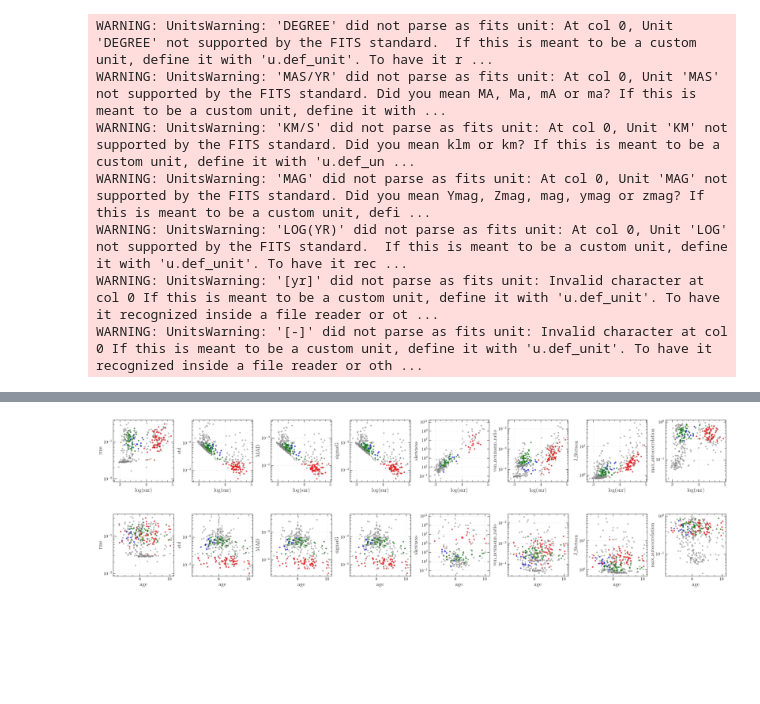
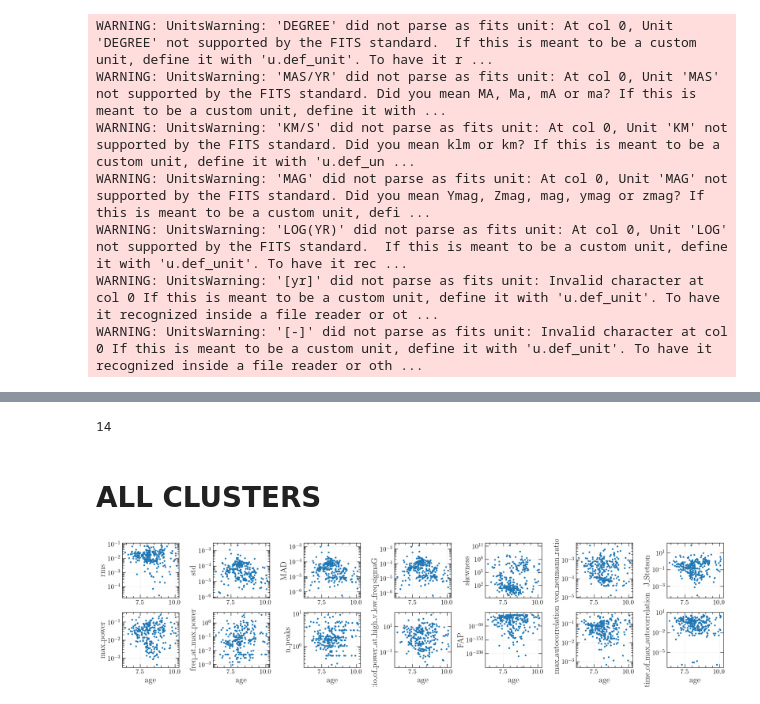
Before and after one commit to tobin-wainer/TESS_Cluster_Age_ML, a Jupyter notebook: make_gold_sample.ipynb, the cells around one changed output, grey strips where cells are left out. Saved outputs shown, nothing was run; the diff lists cells and outputs as text; code cells hidden in the pictures; blank space fills up the shorter version.

```diff
--- a/make_gold_sample.ipynb
+++ b/make_gold_sample.ipynb
@@ -202,33 +82,27 @@ plt.legend()
-# %%
-stats = ['rms','std','MAD','sigmaG','skewness','von_neumann_ratio','J_Stetson','max_autocorrelation']
-
-#snr
-col = 0
-fig,ax = plt.subplots(1,8,figsize=(32,4))
-for i in stats:
-    ax[col].scatter(cluster_summary_stats['snr_50'],cluster_summary_stats['{}_50'.format(i)],s=20,c='grey',alpha=0.5)
-    ax[col].scatter(mw_gold['snr_50'],mw_gold['{}_50'.format(i)],s=20,c='red',alpha=0.5,label='MW')
-    ax[col].scatter(lmc_gold['snr_50'],lmc_gold['{}_50'.format(i)],s=20,c='blue',alpha=0.5,label='SMC')
-    ax[col].scatter(smc_gold['snr_50'],smc_gold['{}_50'.format(i)],s=20,c='green',alpha=0.5,label='LMC')
-    ax[col].set_yscale('log')
-    ax[col].set_ylabel(i,fontsize=20)
-    ax[col].set_xlabel('log(snr)',fontsize=20)
-    col +=1
-plt.tight_layout()
-
-#age
-col = 0
-fig,ax = plt.subplots(1,8,figsize=(32,4))
-for i in stats:
-    ax[col].scatter(cluster_summary_stats['age'],cluster_summary_stats['{}_50'.format(i)],s=20,c='grey',alpha=0.5)
-    ax[col].scatter(mw_gold['age'],mw_gold['{}_50'.format(i)],s=20,c='red',alpha=0.5,label='MW')
-    ax[col].scatter(lmc_gold['age'],lmc_gold['{}_50'.format(i)],s=20,c='blue',alpha=0.5,label='SMC')
-    ax[col].scatter(smc_gold['age'],smc_gold['{}_50'.format(i)],s=20,c='green',alpha=0.5,label='LMC')
-    ax[col].set_yscale('log')
-    ax[col].set_ylabel(i,fontsize=20)
-    ax[col].set_xlabel('age',fontsize=20)
-    col +=1
-plt.tight_layout()
-# %% [output]
-[figure, removed]
-[figure, removed]
+# %%
+stats = ['rms','std','MAD','sigmaG','skewness','von_neumann_ratio','J_Stetson','max_power','freq_at_max_power','n_peaks','ratio_of_power_at_high_v_low_freq'
+         ,'FAP','max_autocorrelation','time_of_max_autocorrelation']
+
+len(stats)
+# %% [output]
+14
+# %% [markdown]
+# ALL CLUSTERS
+# %%
+row = 0
+col = 0
+fig,ax = plt.subplots(2,7,figsize=(21,5))
+for i in stats:
+    ax[row][col].scatter(cluster_summary_stats['age'],(cluster_summary_stats['{}_95'.format(i)] - cluster_summary_stats['{}_05'.format(i)]) / np.sqrt(cluster_summary_stats['n_rows']),s=10)
+    # ax[col].axhline(y=0.3)
+    ax[row][col].set_yscale('log')
+    ax[row][col].set_ylabel(i,fontsize=20)
+    ax[1][col].set_xlabel('age',fontsize=20)
+    col +=1
+
+    if col == 7:
+        row +=1
+        col = 0
+plt.tight_layout()
+# %% [output]
+[figure, added]
```
Also changed, not shown: parts of 19 cells of this notebook.
